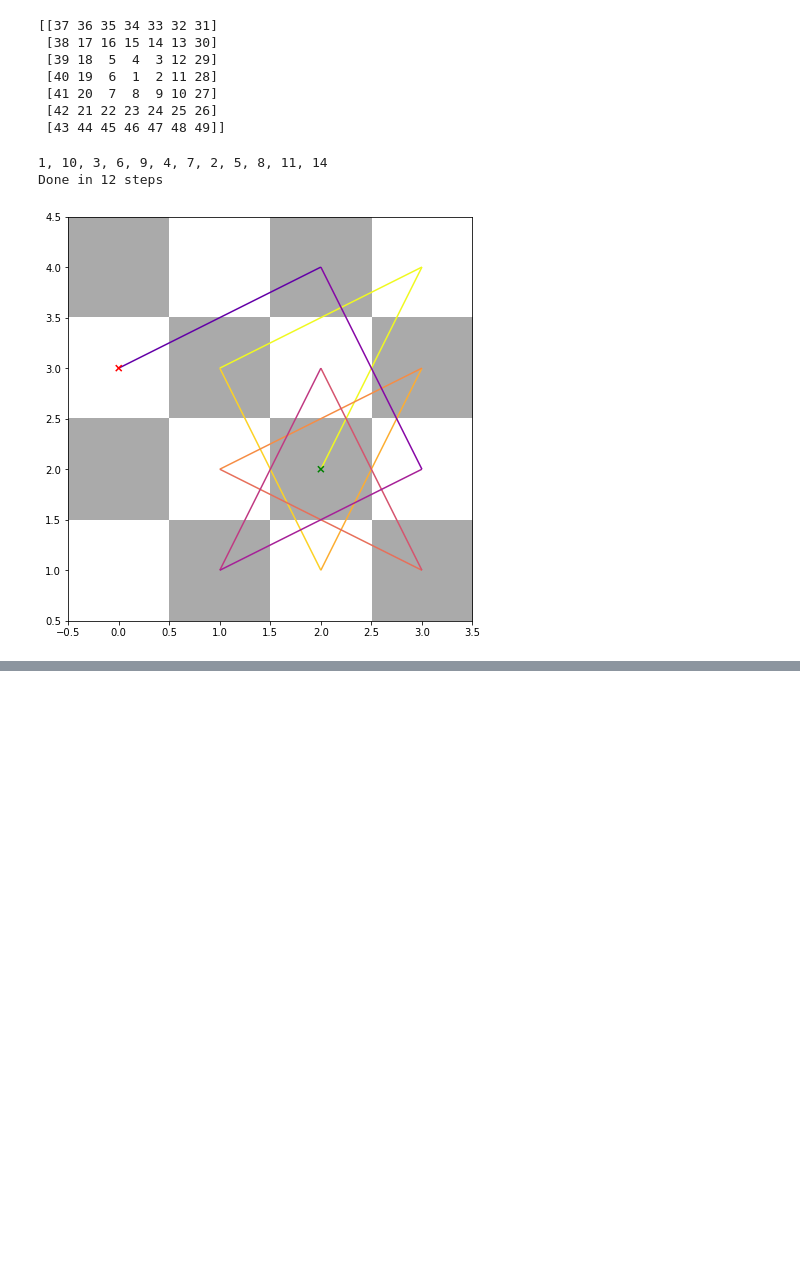
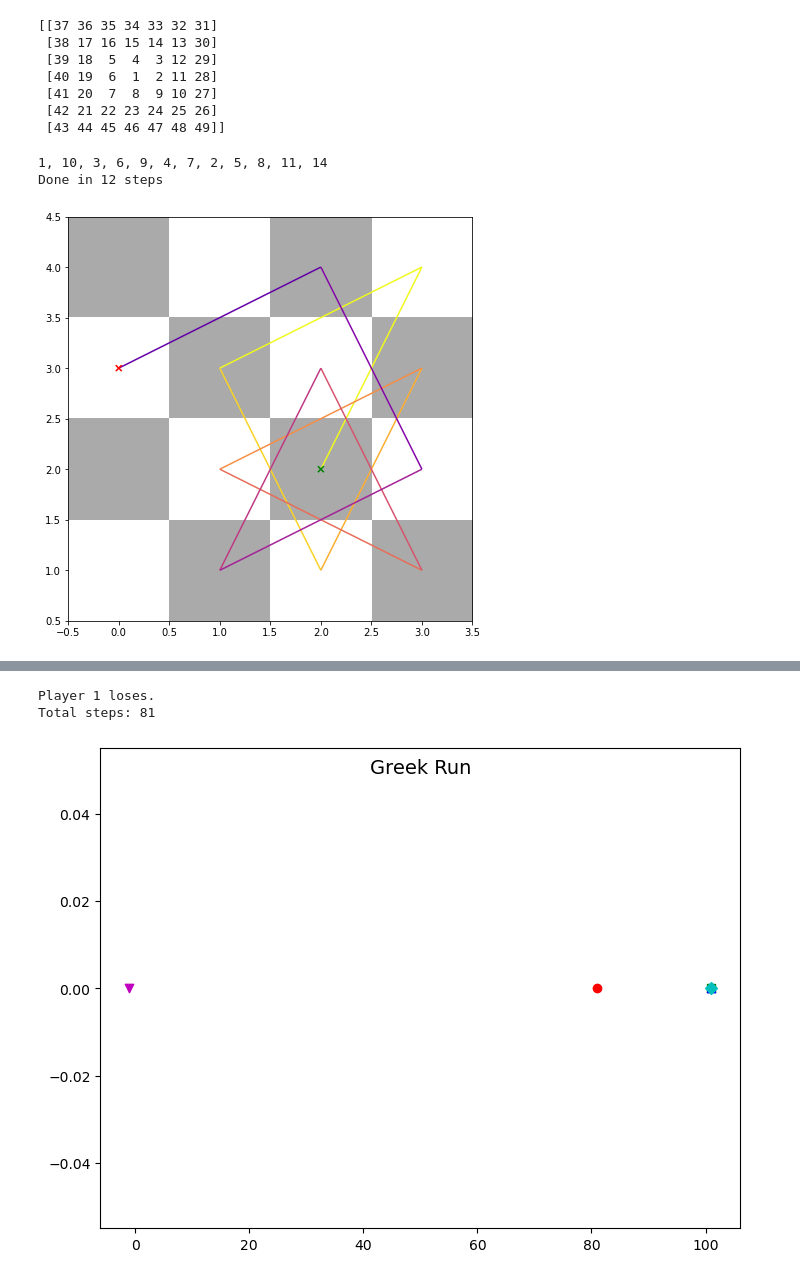
Before and after one commit to CarloGiacometti/PrimaRepository, a Jupyter notebook: TestGIt.ipynb, the cells around one changed output, grey strips where cells are left out. Saved outputs shown, nothing was run; the diff lists cells and outputs as text; code cells hidden in the pictures; blank space fills up the shorter version.

```diff
--- a/TestGIt.ipynb
+++ b/TestGIt.ipynb
@@ -425,0 +459,68 @@ def walk(board):
+# %%
+import numpy as np
+import matplotlib.pyplot as plt
+from IPython import display
+import time
+
+# Step 1
+# Define initial positions, player status, and directions
+posizioni = np.array([0, 20, 40, 60, 80])
+play = np.array([True, True, True, True, True])
+direction = np.array([1, 1, 1, 1, -1])  # 1 for right, -1 for left
+colors = ['r', 'g', 'b', 'c', 'm']
+markers = ['o', 's', '^', 'D', 'v']
+
+fig = plt.figure()
+ax = fig.add_axes([0, 0, 1, 1])
+fig.suptitle('Greek Run', fontsize=14)
+
+for x in zip(posizioni, direction, colors, markers):
+    ax.scatter(x[0], 0, color=x[2], marker=x[3])
+
+display.clear_output(wait=True)
+display.display(plt.gcf())
+time.sleep(1.0)
+
+# Step 2
+step = 0
+
+while len(play[play == True]) != 1:
+    step += 1
+
+    for i in range(len(posizioni)):
+        if play[i]:
+            posizioni[i] += direction[i]
+
+    for i in range(len(posizioni)):
+        if play[i]:
+            if posizioni[i] < 0 or posizioni[i] > 100:
+                play[i] = False
+
+    for i in range(len(posizioni) - 1):
+        if play[i]:
+            for j in range(i + 1, len(posizioni)):
+                if play[j]:
+                    if posizioni[i] == posizioni[j]:
+                        direction[i], direction[j] = -direction[j], -direction[i]
+
+    # Step 3
+    ax.clear()
+    for x in zip(posizioni, direction, colors, markers):
+        ax.scatter(x[0], 0, color=x[2], marker=x[3])
+
+    display.clear_output(wait=True)
+    display.display(plt.gcf())
+    time.sleep(0.2)
+
+display.clear_output()
+display.display(plt.gcf())
+display.clear_output()
+
+# Step 4
+last_player = np.where(play == True)[0][0] + 1
+print(f"Player {last_player} loses.")
+print(f"Total steps: {step}")
+# %% [output]
+Player 1 loses.
+Total steps: 81
+[figure, added]
```
Also changed, not shown: parts of 1 cell of this notebook.
